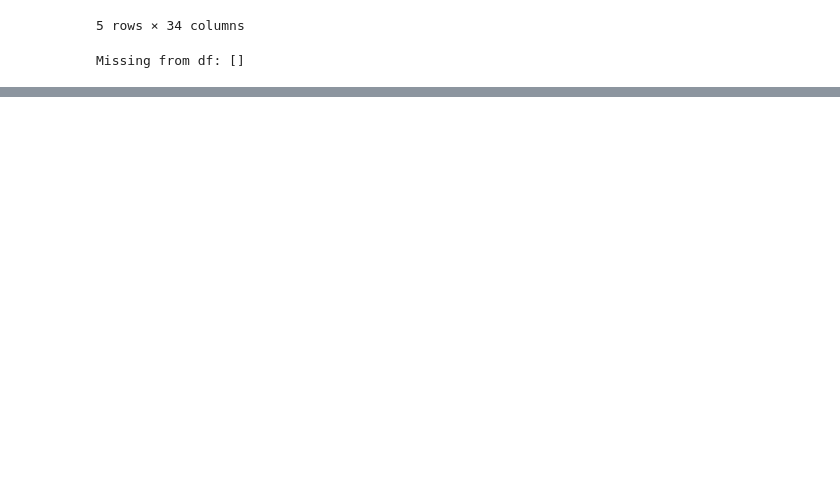
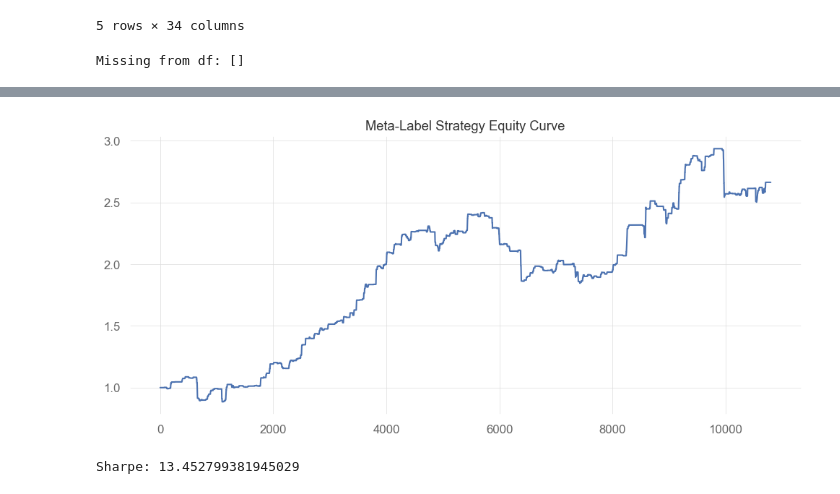
Before and after one commit to zorginess/GoshaGitCV, a Jupyter notebook: Intraday_strategy_ML_Forex/Simple_Strategy_EURUSD.ipynb, the cells around one changed output, grey strips where cells are left out. Saved outputs shown, nothing was run; the diff lists cells and outputs as text; code cells hidden in the pictures; blank space fills up the shorter version.

```diff
--- a/Intraday_strategy_ML_Forex/Simple_Strategy_EURUSD.ipynb
+++ b/Intraday_strategy_ML_Forex/Simple_Strategy_EURUSD.ipynb
@@ -800,0 +844,42 @@ weighted avg       0.67      0.67      0.60       600
+# %%
+HOLD_BARS = 24
+
+ml_results["future_ret"] = (
+    ml_results["close"].shift(-HOLD_BARS)
+    / ml_results["close"]
+    - 1
+)
+# %%
+ml_results["strategy_ret"] = (
+    ml_results["future_ret"]
+    * ml_results["signal"]
+)
+# %%
+SPREAD_COST = 0.00005
+
+ml_results["net_ret"] = (
+    ml_results["strategy_ret"]
+    - SPREAD_COST * ml_results["signal"]
+)
+# %%
+equity = (
+    1 + ml_results["net_ret"].fillna(0)
+).cumprod()
+
+equity.plot(figsize=(12,5))
+plt.grid(True)
+plt.title("Meta-Label Strategy Equity Curve")
+plt.show()
+# %% [output]
+[figure, added]
+# %%
+rets = ml_results["net_ret"].dropna()
+
+sharpe = (
+    rets.mean()
+    / rets.std()
+) * np.sqrt(252 * 24 * 12)
+
+print("Sharpe:", sharpe)
+# %% [output]
+Sharpe: 13.452799381945029
```
Also changed, not shown: parts of 24 cells of this notebook.
